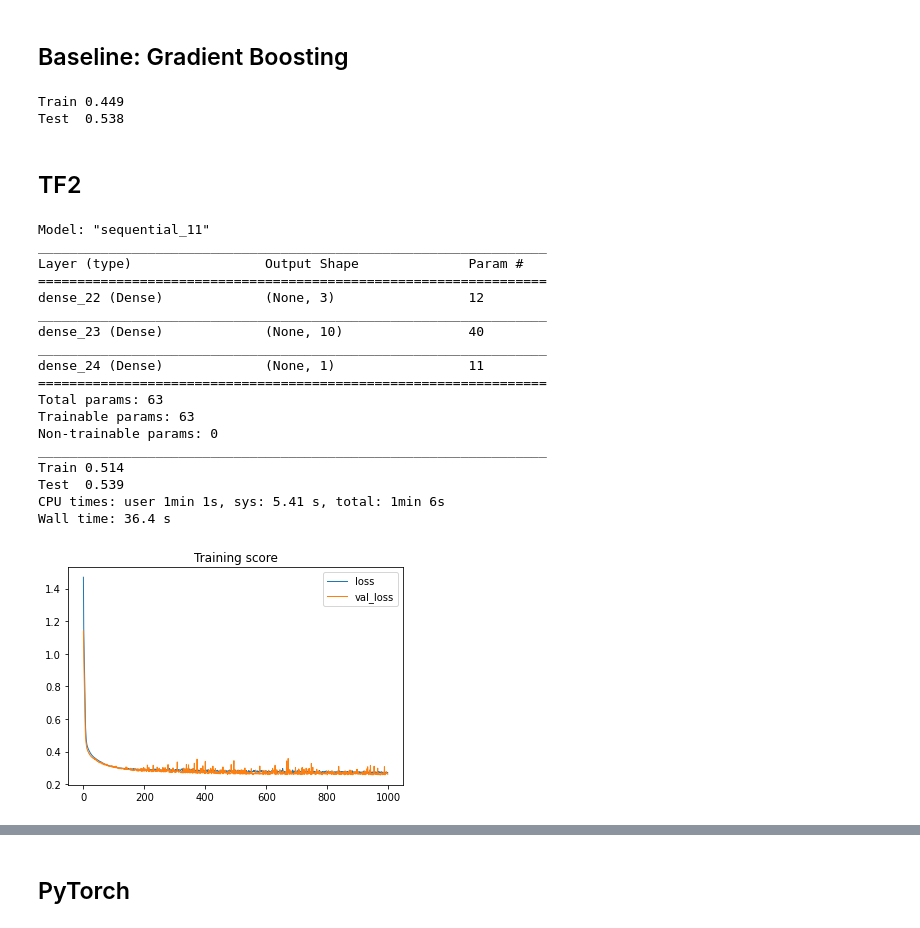
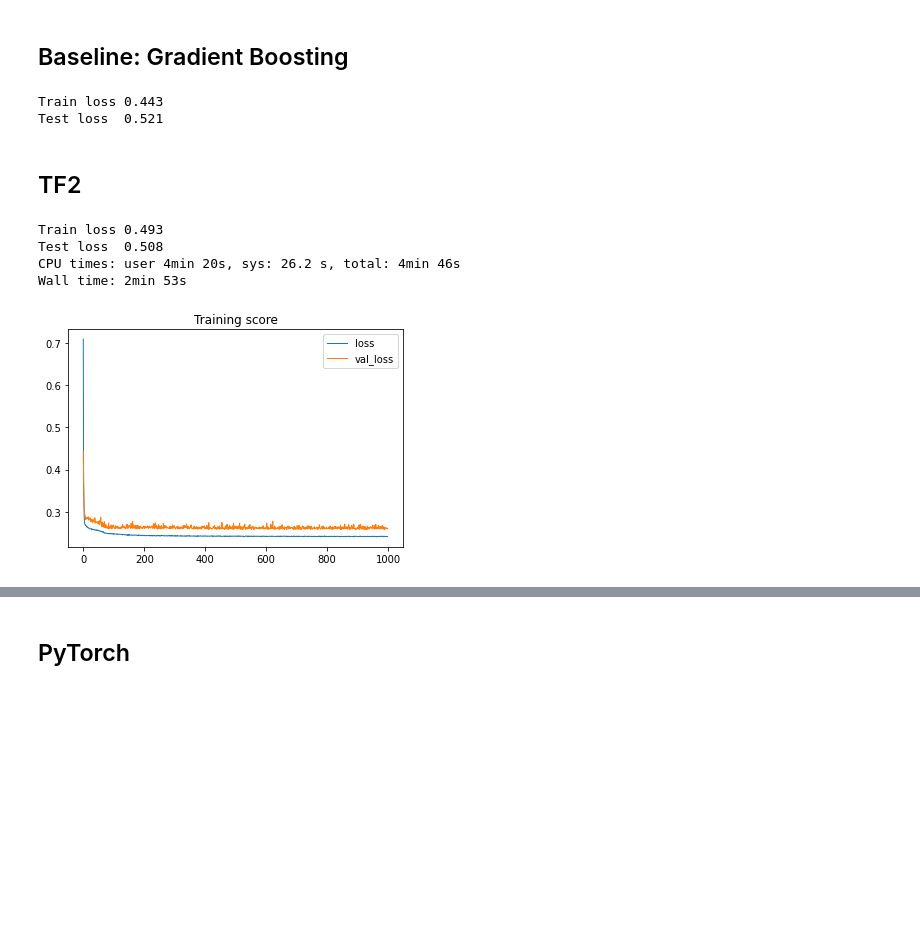
Before and after one commit to mysterious-ben/ds-examples, a Jupyter notebook: dl/dl_hello_world.ipynb, the cells around one changed output, grey strips where cells are left out. Cells and saved outputs as stored; diff of their text form; code cells hidden in the pictures; blank space fills up the shorter version.

```diff
--- a/dl/dl_hello_world.ipynb
+++ b/dl/dl_hello_world.ipynb
@@ -393,63 +393,47 @@ model = LGBMRegressor(
 )
 
 model.fit(X_train, y_train)
-print(f'Train {np.sqrt(mean_squared_error(y_train, model.predict(X_train))):.3f}')
-print(f'Test  {np.sqrt(mean_squared_error(y_test, model.predict(X_test))):.3f}')
+print(f'Train loss {np.sqrt(mean_squared_error(y_train, model.predict(X_train))):.3f}')
+print(f'Test loss  {np.sqrt(mean_squared_error(y_test, model.predict(X_test))):.3f}')
 # %% [output]
-Train 0.449
-Test  0.538
+Train loss 0.443
+Test loss  0.521
 # %% [markdown]
 ## TF2
 # %%
 %%time
 
-def init_model():
+def train_model(X_train, y_train, batch_size):
     model = tf.keras.models.Sequential([
-        tf.keras.layers.Dense(p, activation='relu', input_shape=(p,)),
-        tf.keras.layers.Dense(10, activation='relu'),
+        tf.keras.layers.Dense(7, activation='relu', input_shape=(p,)),
+        tf.keras.layers.Dense(7, activation='relu'),
         tf.keras.layers.Dense(1),
     ])
 
     model.compile(
         loss='mse',
         optimizer=tf.keras.optimizers.SGD(0.01),
         metrics=['mae', 'mse'],
     )
 
-    return model
+    train_history = model.fit(
+        X_train,
+        y_train,
+        batch_size=batch_size,
+        epochs=1000,
+        validation_split=0.2,
+        verbose=0,
+    )
+    return model, train_history
 
-model = init_model()
-model.summary()
-
-train_history = model.fit(
-    X_train,
-    y_train,
-    batch_size=100,
-    epochs=1000,
-    validation_split=0.2,
-    verbose=0,
-)
+# batch size = 10
+model, train_history = train_model(X_train, y_train, batch_size=10)
 _ = pd.DataFrame(train_history.history)[['loss', 'val_loss']].plot(title='Training score', lw=1)
-
-print(f'Train {np.sqrt(mean_squared_error(y_train, model.predict(X_train))):.3f}')
-print(f'Test  {np.sqrt(mean_squared_error(y_test, model.predict(X_test))):.3f}')
+print(f'Train loss {np.sqrt(mean_squared_error(y_train, model.predict(X_train))):.3f}')
+print(f'Test loss  {np.sqrt(mean_squared_error(y_test, model.predict(X_test))):.3f}')
 # %% [output]
-Model: "sequential_11"
-_________________________________________________________________
-Layer (type)                 Output Shape              Param #
-=================================================================
-dense_22 (Dense)             (None, 3)                 12
-_________________________________________________________________
-dense_23 (Dense)             (None, 10)                40
-_________________________________________________________________
-dense_24 (Dense)             (None, 1)                 11
-=================================================================
-Total params: 63
-Trainable params: 63
-Non-trainable params: 0
-_________________________________________________________________
-Train 0.514
-Test  0.539
-CPU times: user 1min 1s, sys: 5.41 s, total: 1min 6s
-Wall time: 36.4 s
+Train loss 0.493
+Test loss  0.508
+CPU times: user 4min 20s, sys: 26.2 s, total: 4min 46s
+Wall time: 2min 53s
-[figure, old version]
+[figure, new version]
```
Also changed, not shown: parts of 34 cells of this notebook.
